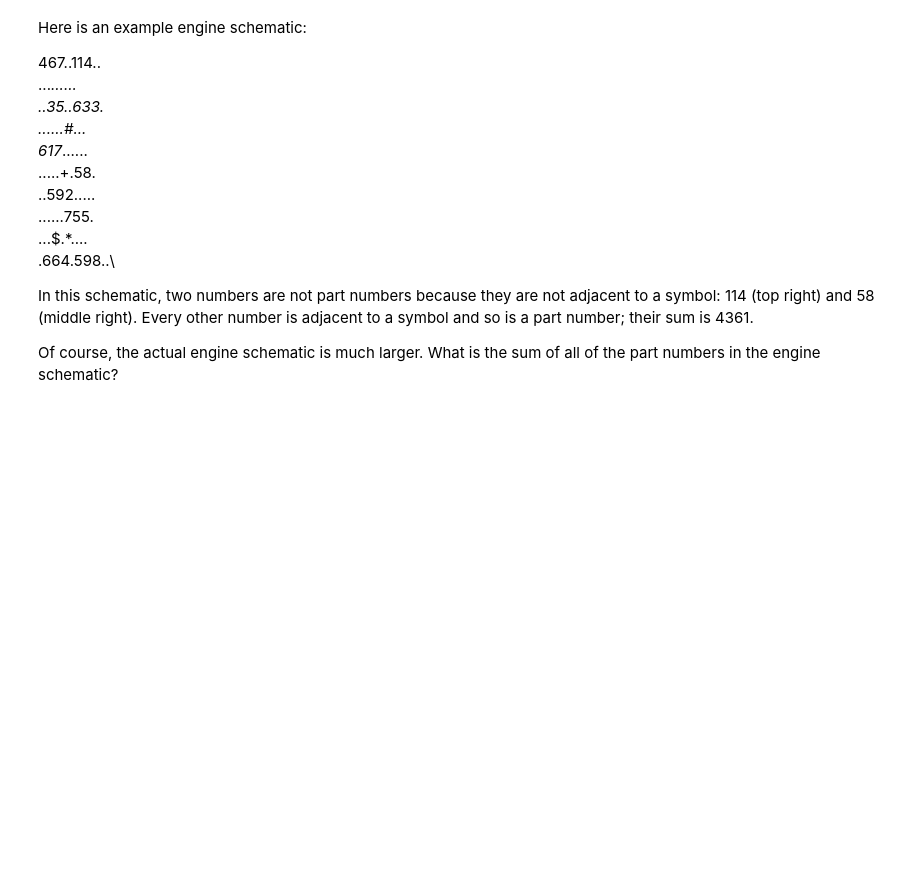
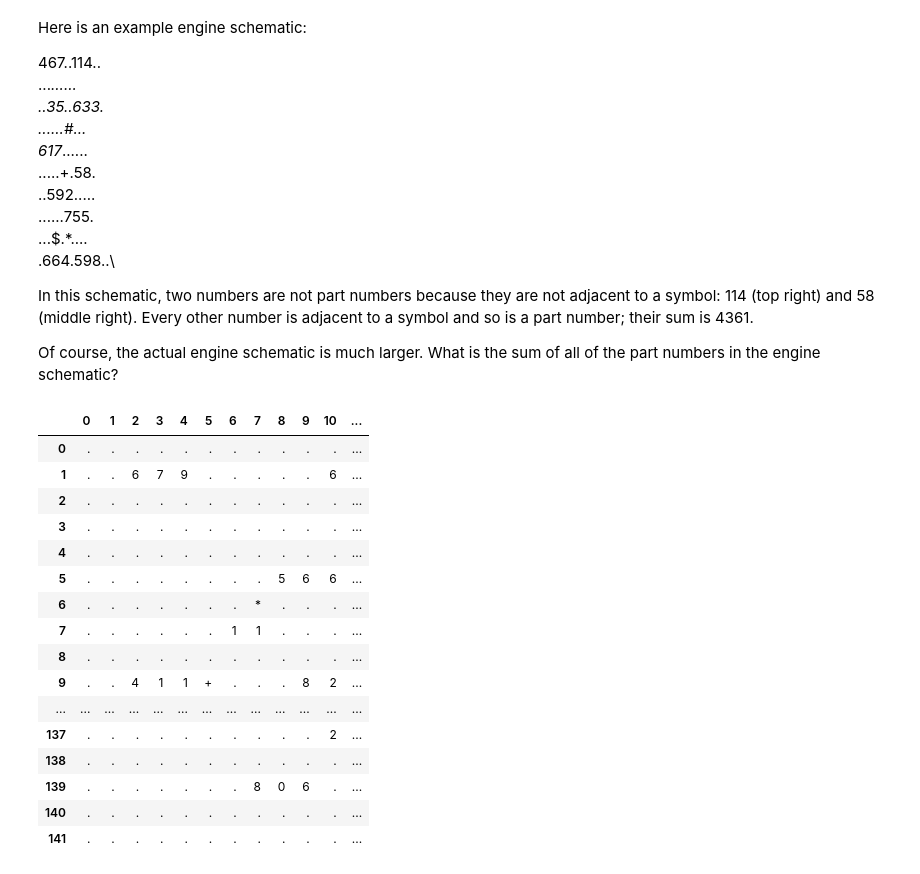
Before and after one commit to xavierparaujo/advent_of_code, a Jupyter notebook: 2023/Day3/Day3.ipynb, the cells around one changed output. Cells and saved outputs as stored; diff of their text form; code cells hidden in the pictures; blank space fills up the shorter version.

```diff
--- a/2023/Day3/Day3.ipynb
+++ b/2023/Day3/Day3.ipynb
@@ -52,7 +52,37 @@ with open('input.txt', 'r') as file:
 # .664.598..'''
 
 DF = pd.DataFrame(pd.Series(input.split('\n')).apply(list).to_list()).dropna()
+
+DF = pd.concat([pd.Series(['.']*len(DF), name='StartDot'), DF], axis=1)
+DF = pd.concat([DF, pd.Series(['.']*len(DF), name='EndDot')], axis=1)
+
+# Add a row with '.' to the first and last positions
+new_row = pd.DataFrame([['.']*len(DF.columns)], columns=DF.columns)
+DF = pd.concat([new_row, DF]).reset_index(drop=True)
+DF = pd.concat([DF, new_row]).reset_index(drop=True)
+DF.columns = range(len(DF.columns))
+
 PART_NUMBERS = {}
+# %%
+DF
+# %% [output]
+|  | 0 | 1 | 2 | 3 | 4 | 5 | 6 | 7 | 8 | 9 | 10 | ... |
+| 0 | . | . | . | . | . | . | . | . | . | . | . | ... |
+| 1 | . | . | 6 | 7 | 9 | . | . | . | . | . | 6 | ... |
+| 2 | . | . | . | . | . | . | . | . | . | . | . | ... |
+| 3 | . | . | . | . | . | . | . | . | . | . | . | ... |
+| 4 | . | . | . | . | . | . | . | . | . | . | . | ... |
+| 5 | . | . | . | . | . | . | . | . | 5 | 6 | 6 | ... |
+| 6 | . | . | . | . | . | . | . | * | . | . | . | ... |
+| 7 | . | . | . | . | . | . | 1 | 1 | . | . | . | ... |
+| 8 | . | . | . | . | . | . | . | . | . | . | . | ... |
+| 9 | . | . | 4 | 1 | 1 | + | . | . | . | 8 | 2 | ... |
+| ... | ... | ... | ... | ... | ... | ... | ... | ... | ... | ... | ... | ... |
+| 137 | . | . | . | . | . | . | . | . | . | . | 2 | ... |
+| 138 | . | . | . | . | . | . | . | . | . | . | . | ... |
+| 139 | . | . | . | . | . | . | . | 8 | 0 | 6 | . | ... |
+| 140 | . | . | . | . | . | . | . | . | . | . | . | ... |
+| 141 | . | . | . | . | . | . | . | . | . | . | . | ... |
 # %%
 class Tile:
     def __init__(self, i, j):
```
Also changed, not shown: parts of 3 cells of this notebook.
